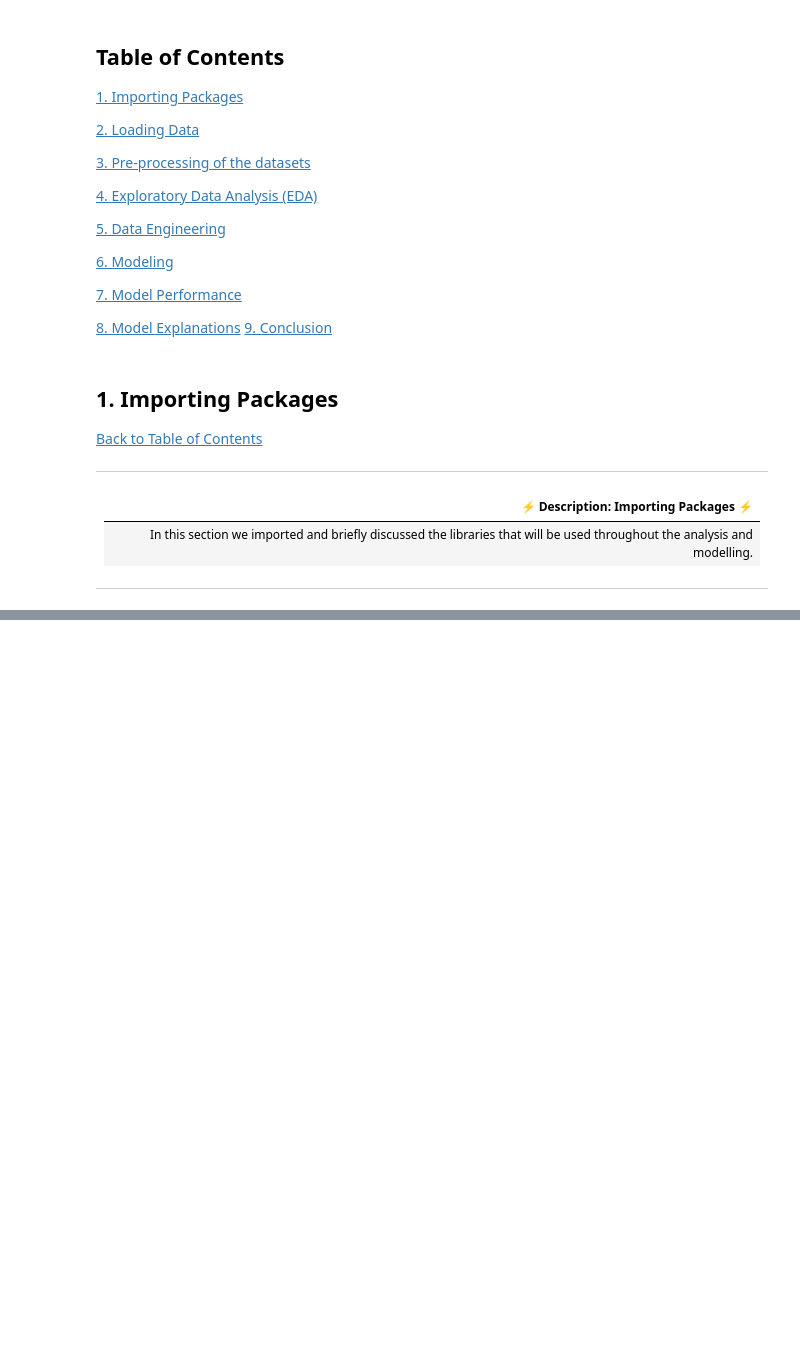
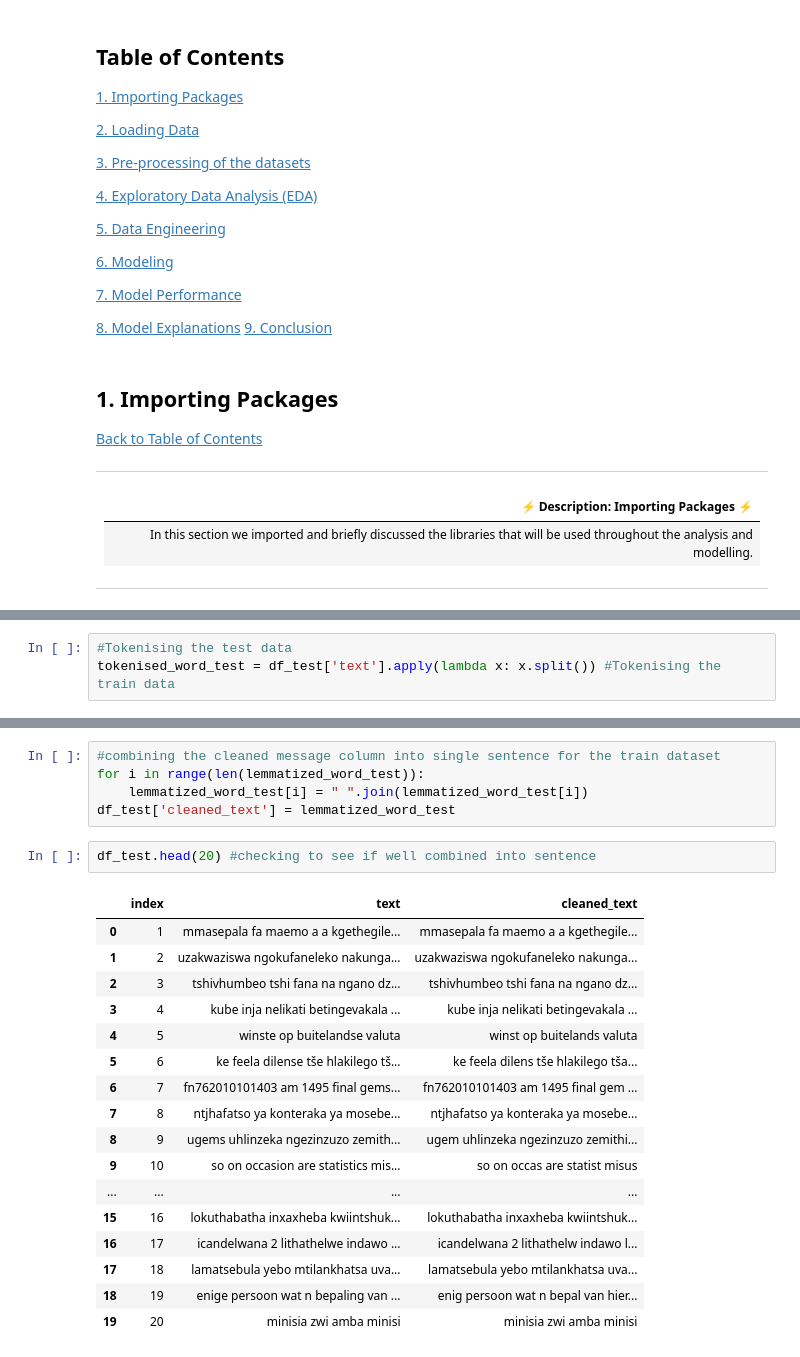
Before and after one commit to Emmantheo/Language-Classification-Hackathon, a Jupyter notebook: Language Classification Hackathon/Untitled.ipynb, the cells around one changed output, grey strips where cells are left out. Cells and saved outputs as stored; diff of their text form; blank space fills up the shorter version.

```diff
--- a/Language Classification Hackathon/Untitled.ipynb
+++ b/Language Classification Hackathon/Untitled.ipynb
@@ -92,0 +348,3 @@ from sklearn.metrics import classification_report
+# %%
+#Tokenising the test data
+tokenised_word_test = df_test['text'].apply(lambda x: x.split()) #Tokenising the train data
@@ -92,0 +395,25 @@ from sklearn.metrics import classification_report
+# %%
+#combining the cleaned message column into single sentence for the train dataset
+for i in range(len(lemmatized_word_test)):
+    lemmatized_word_test[i] = " ".join(lemmatized_word_test[i])
+df_test['cleaned_text'] = lemmatized_word_test
+# %%
+df_test.head(20) #checking to see if well combined into sentence
+# %% [output]
+|  | index | text | cleaned_text |
+| 0 | 1 | mmasepala fa maemo a a kgethegile... | mmasepala fa maemo a a kgethegile... |
+| 1 | 2 | uzakwaziswa ngokufaneleko nakunga... | uzakwaziswa ngokufaneleko nakunga... |
+| 2 | 3 | tshivhumbeo tshi fana na ngano dz... | tshivhumbeo tshi fana na ngano dz... |
+| 3 | 4 | kube inja nelikati betingevakala ... | kube inja nelikati betingevakala ... |
+| 4 | 5 | winste op buitelandse valuta | winst op buitelands valuta |
+| 5 | 6 | ke feela dilense tše hlakilego tš... | ke feela dilens tše hlakilego tša... |
+| 6 | 7 | fn762010101403 am 1495 final gems... | fn762010101403 am 1495 final gem ... |
+| 7 | 8 | ntjhafatso ya konteraka ya mosebe... | ntjhafatso ya konteraka ya mosebe... |
+| 8 | 9 | ugems uhlinzeka ngezinzuzo zemith... | ugem uhlinzeka ngezinzuzo zemithi... |
+| 9 | 10 | so on occasion are statistics mis... | so on occas are statist misus |
+| ... | ... | ... | ... |
+| 15 | 16 | lokuthabatha inxaxheba kwiintshuk... | lokuthabatha inxaxheba kwiintshuk... |
+| 16 | 17 | icandelwana 2 lithathelwe indawo ... | icandelwana 2 lithathelw indawo l... |
+| 17 | 18 | lamatsebula yebo mtilankhatsa uva... | lamatsebula yebo mtilankhatsa uva... |
+| 18 | 19 | enige persoon wat n bepaling van ... | enig persoon wat n bepal van hier... |
+| 19 | 20 | minisia zwi amba minisi | minisia zwi amba minisi |
```
Also changed, not shown: parts of 55 cells of this notebook, 1 other file.
